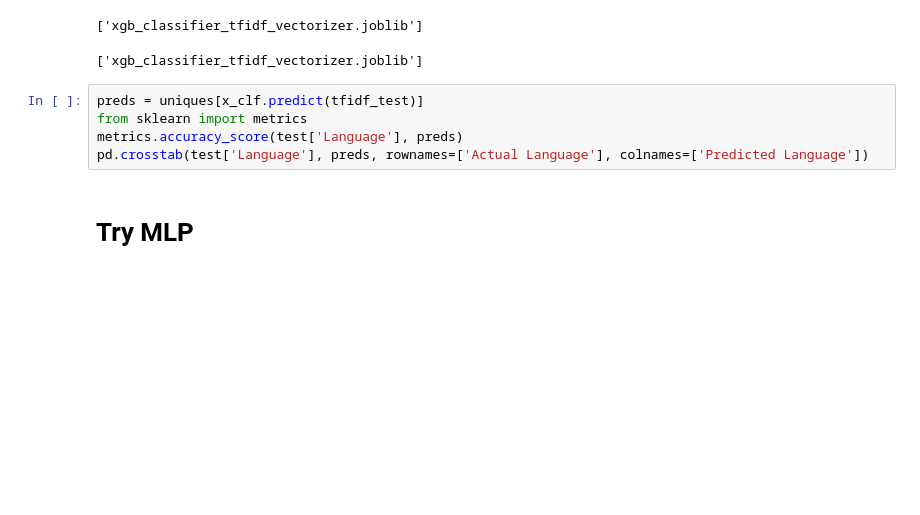
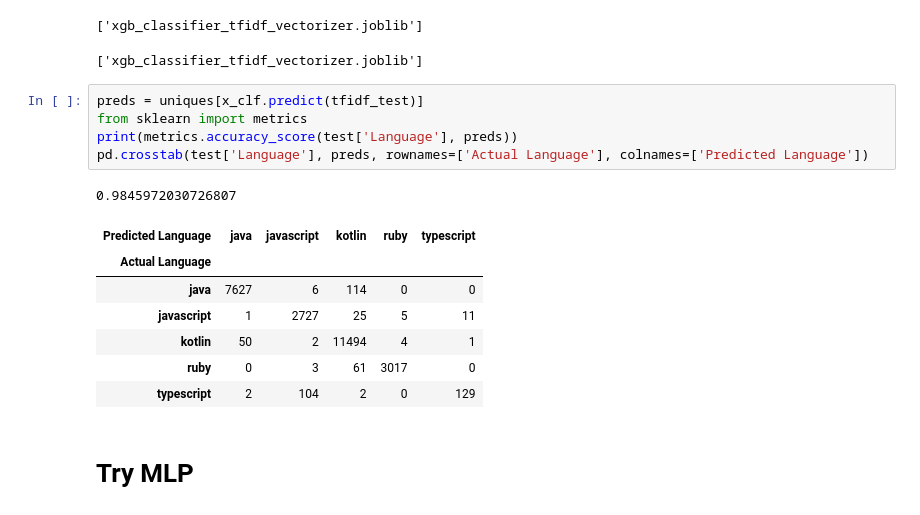
Before and after one commit to lfendy/goodcodebadcode, a Jupyter notebook: goodcodebadcode.ipynb, the cells around one changed output. Cells and saved outputs as stored; diff of their text form; blank space fills up the shorter version.

```diff
--- a/goodcodebadcode.ipynb
+++ b/goodcodebadcode.ipynb
@@ -1683,7 +1683,16 @@ dump(x_clf, 'xgb_classifier_tfidf_vectorizer.joblib')
 # %%
 preds = uniques[x_clf.predict(tfidf_test)]
 from sklearn import metrics
-metrics.accuracy_score(test['Language'], preds)
+print(metrics.accuracy_score(test['Language'], preds))
 pd.crosstab(test['Language'], preds, rownames=['Actual Language'], colnames=['Predicted Language'])
+# %% [output]
+0.9845972030726807
+| Predicted Language | java | javascript | kotlin | ruby | typescript |
+| Actual Language |  |  |  |  |  |
+| java | 7627 | 6 | 114 | 0 | 0 |
+| javascript | 1 | 2727 | 25 | 5 | 11 |
+| kotlin | 50 | 2 | 11494 | 4 | 1 |
+| ruby | 0 | 3 | 61 | 3017 | 0 |
+| typescript | 2 | 104 | 2 | 0 | 129 |
 # %% [markdown]
 # Try MLP
```
Also changed, not shown: parts of 4 cells of this notebook.
